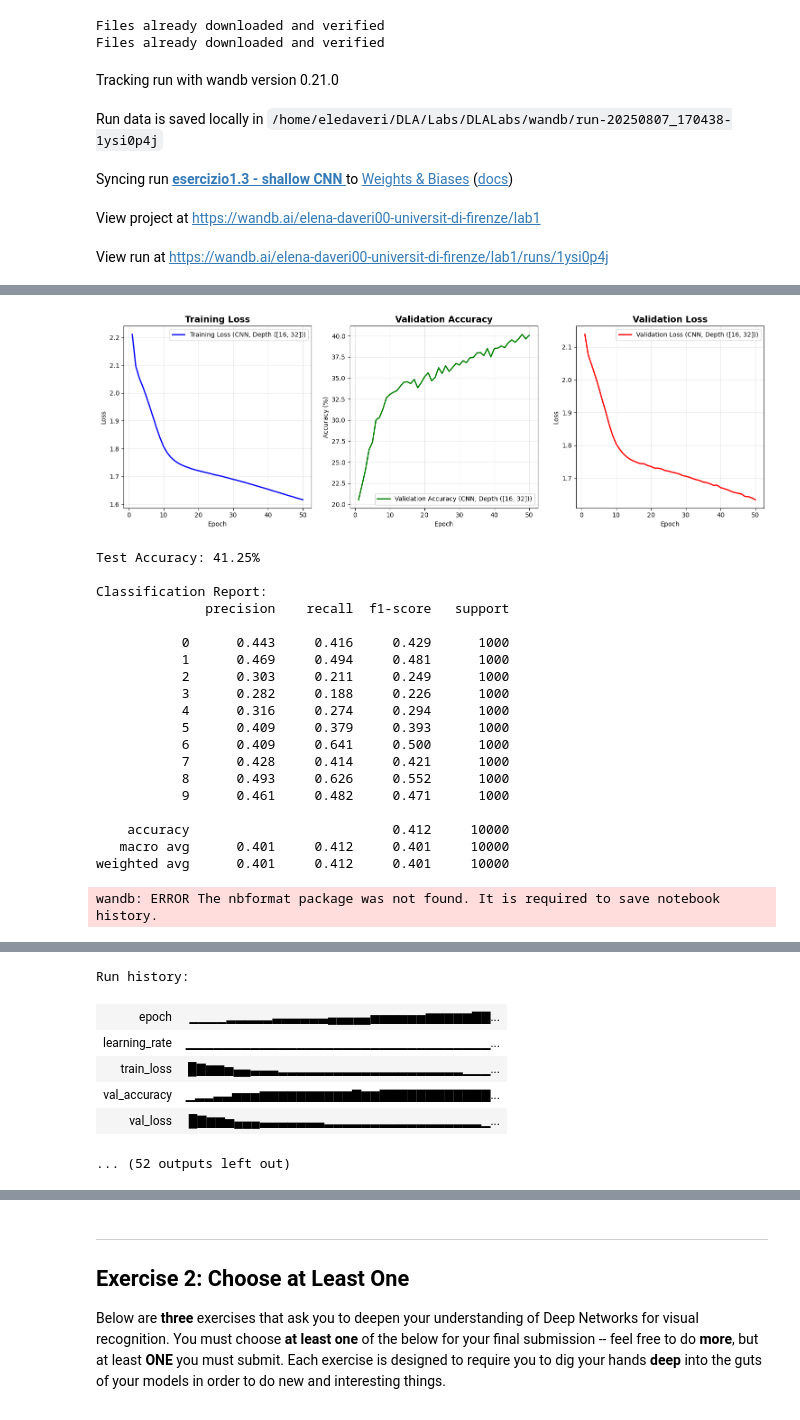
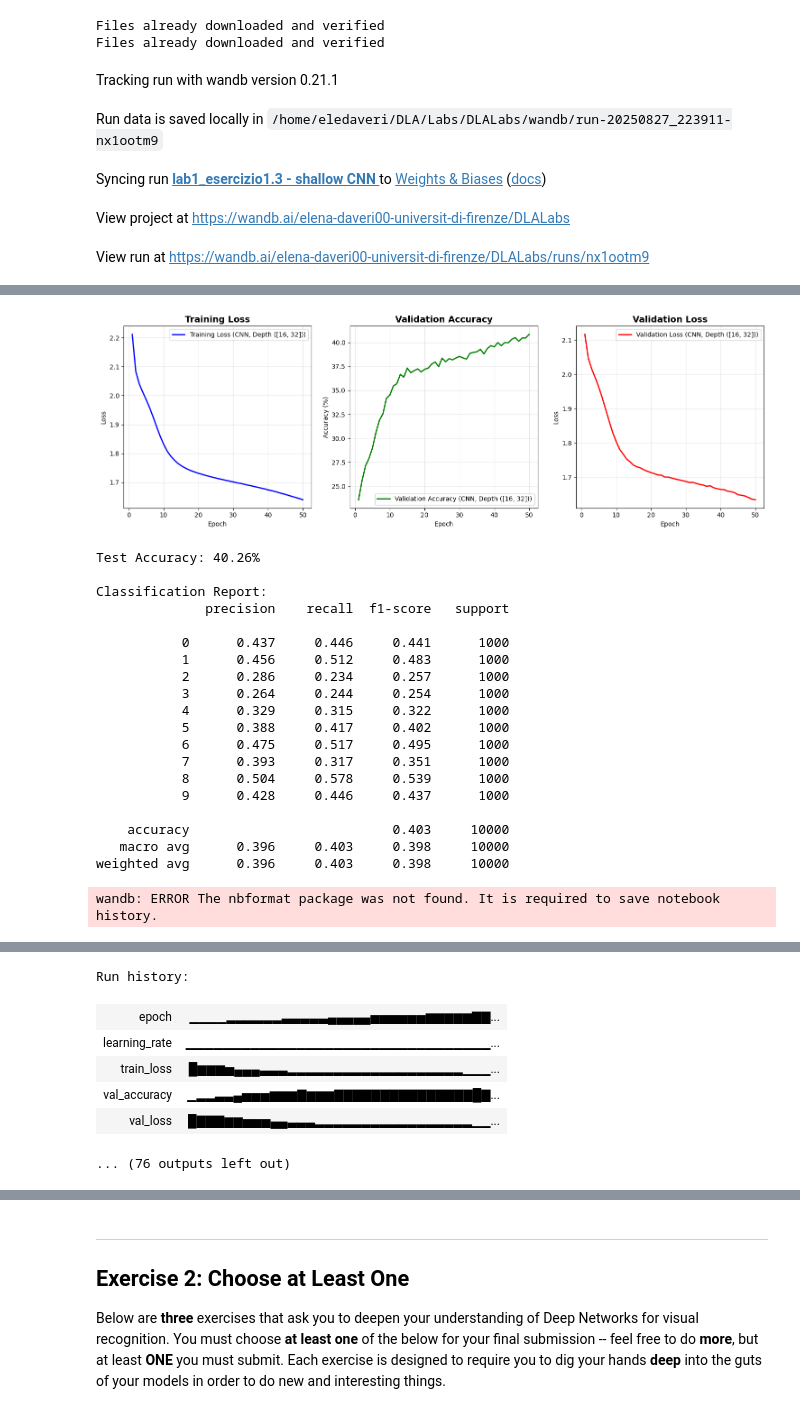
Before and after one commit to eledaveri/DLALabs, a Jupyter notebook: Lab1-CNNs.ipynb, the cells around one changed output, grey strips where cells are left out. Cells and saved outputs as stored; diff of their text form; code cells hidden in the pictures.

```diff
--- a/Lab1-CNNs.ipynb
+++ b/Lab1-CNNs.ipynb
@@ -627,14 +584,14 @@ class Residual_MLP(nn.Module):
 from sklearn.metrics import accuracy_score, classification_report
 width = 16
 lr = 0.0001
-depth_values = [1, 3, 5, 8, 16, 24, 32] #3,
+depth_values = [1, 3, 5, 8, 16, 24, 32, 50] #3,
 # %%
 for depth in depth_values:
-    name_run = "esercizio1.2 - depth: " + str(depth)
+    name_run = "lab1_esercizio1.2_Residual_MLP - depth: " + str(depth)
     model_residual_MLP = Residual_MLP(input_size, [width]*depth, num_classes).to(device)
     optimizer = torch.optim.Adam(model_residual_MLP.parameters(), lr=lr)
     run = wandb.init(
-        project="lab1",
+        project="DLALabs",
         name=name_run,
         config={
             "model": "Residual-MLP",
@@ -652,7 +609,7 @@ for depth in depth_values:
     run.watch(model_residual_MLP, log="gradients", log_freq=1)
     train_losses, val_accuracies, val_losses = train(model_residual_MLP, dl_train, dl_val, epochs, criterion, optimizer, device)
     print("RESIDUAL MLP")
-    plot_training_metrics(train_losses=train_losses,val_accuracies=val_accuracies, val_losses=val_losses, save_path="/plot", model_name="RESIDUAL MLP", model_depth=depth)
+    plot_training_metrics(train_losses=train_losses,val_accuracies=val_accuracies, val_losses=val_losses, save_path="plot", model_name="RESIDUAL MLP", model_depth=depth)
     (accuracy, _, report) = evaluate(model_residual_MLP, dl_test, device, log_wandb=True)
 
     print(f'Test Accuracy: {accuracy:.2f}%')
@@ -693,6 +670,6 @@ Plot salvato in: plot
 # %%
 for depth in depth_values:
-    name_run = "esercizio1.2 - depth: " + str(depth)
+    name_run = "lab1_esercizio1.2_MLP - depth: " + str(depth)
     model_MLP = My_Configurable_MLP(input_size, [width]*depth, num_classes).to(device)
     optimizer = torch.optim.Adam(model_MLP.parameters(), lr=lr)
     run = wandb.init(
@@ -762,15 +766,19 @@ class My_Configurable_CNN(nn.Module):
         self.features = nn.ModuleList()
         layer_input_channels = input_channels
         h, w = input_size
+        min_spatial_dim = 4  # Dimensione spaziale minima desiderata
 
         # Convolutional layers
         for layer_size in hidden_channels[:-1]:  # tutti i layer tranne l'ultimo
             self.features.append(nn.Conv2d(layer_input_channels, layer_size, kernel_size=3, padding=1))
             self.features.append(nn.ReLU())
             self.features.append(nn.MaxPool2d(kernel_size=2, stride=2))
+
+            if h>min_spatial_dim and w>min_spatial_dim:
+                h //= 2
+                w //= 2
             layer_input_channels = layer_size
-            h //= 2
-            w //= 2
+
 
         # Ultimo layer convoluzionale (senza pooling)
         self.final_conv = nn.Conv2d(layer_input_channels, hidden_channels[-1], kernel_size=3, padding=1)
@@ -903,16 +914,18 @@ depth_configs = {
     'shallow': [16, 32],
     'medium': [16, 32, 64],
     'deep': [16, 32, 64, 128],
-    'very_deep': [16, 32, 64, 128, 256]
+    'very_deep': [16, 32, 64, 128, 256],
+    'ultra_deep': [16, 32, 64, 128, 256, 512],
+    'extreme_deep': [16, 32, 64, 128, 256, 512, 1024]
 }
 
 for depth_name, hidden_channels in depth_configs.items():
     model_CNN = My_Configurable_CNN(input_size, input_channels, hidden_channels, num_classes).to(device)
     lr = 0.0001
     optimizer = torch.optim.Adam(model_CNN.parameters(), lr=lr)
-    name_run = f"esercizio1.3 - {depth_name} CNN "
-    wandb.init(
-        project="lab1",
+    name_run = f"lab1_esercizio1.3 - {depth_name} CNN "
+    run = wandb.init(
+        project="DLALabs",
         name=name_run,
         config={
             "model": "CNN",
@@ -927,6 +940,7 @@ for depth_name, hidden_channels in depth_configs.items():
             "loss_function": "CrossEntropyLoss"
         }
     )
+    run.watch(model_CNN, log="gradients", log_freq=1)
     train_losses, val_accuracies, val_losses = train(model_CNN, dl_train, dl_val, epochs, criterion, optimizer, device)
     print("CNN")
     plot_training_metrics(train_losses=train_losses,val_accuracies=val_accuracies, val_losses=val_losses, save_path=f"plot/CNN({depth_name})", model_name="CNN", model_depth=hidden_channels)
@@ -952,8 +966,8 @@ for depth_name, hidden_channels in depth_configs.items():
     wandb.log_artifact(artifact)
     wandb.finish()
 # %% [output]
-Tracking run with wandb version 0.21.0
+Tracking run with wandb version 0.21.1
-Run data is saved locally in /home/eledaveri/DLA/Labs/DLALabs/wandb/run-20250807_170438-1ysi0p4j
+Run data is saved locally in /home/eledaveri/DLA/Labs/DLALabs/wandb/run-20250827_223911-nx1ootm9
-Syncing run esercizio1.3 - shallow CNN to Weights & Biases (docs)
+Syncing run lab1_esercizio1.3 - shallow CNN to Weights & Biases (docs)
-View project at https://wandb.ai/elena-daveri00-universit-di-firenze/lab1
+View project at https://wandb.ai/elena-daveri00-universit-di-firenze/DLALabs
-View run at https://wandb.ai/elena-daveri00-universit-di-firenze/lab1/runs/1ysi0p4j
+View run at https://wandb.ai/elena-daveri00-universit-di-firenze/DLALabs/runs/nx1ootm9
@@ -975,34 +989,34 @@ Epoch 49: Train Loss: 1.6158, Val Acc: 40.06%
 CNN
 Plot salvato in: plot/CNN(shallow)
-[figure, old version]
+[figure, new version]
-Test Accuracy: 41.25%
+Test Accuracy: 40.26%
 
 Classification Report:
               precision    recall  f1-score   support
 
-           0      0.443     0.416     0.429      1000
-           1      0.469     0.494     0.481      1000
-           2      0.303     0.211     0.249      1000
-           3      0.282     0.188     0.226      1000
-           4      0.316     0.274     0.294      1000
-           5      0.409     0.379     0.393      1000
-           6      0.409     0.641     0.500      1000
-           7      0.428     0.414     0.421      1000
-           8      0.493     0.626     0.552      1000
-           9      0.461     0.482     0.471      1000
+           0      0.437     0.446     0.441      1000
+           1      0.456     0.512     0.483      1000
+           2      0.286     0.234     0.257      1000
+           3      0.264     0.244     0.254      1000
+           4      0.329     0.315     0.322      1000
+           5      0.388     0.417     0.402      1000
+           6      0.475     0.517     0.495      1000
+           7      0.393     0.317     0.351      1000
+           8      0.504     0.578     0.539      1000
+           9      0.428     0.446     0.437      1000
 
-    accuracy                          0.412     10000
-   macro avg      0.401     0.412     0.401     10000
-weighted avg      0.401     0.412     0.401     10000
+    accuracy                          0.403     10000
+   macro avg      0.396     0.403     0.398     10000
+weighted avg      0.396     0.403     0.398     10000
 wandb: ERROR The nbformat package was not found. It is required to save notebook history.
 [interactive output not drawn]
 Run history:
-| epoch | ▁▁▁▁▂▂▂▂▂▃▃▃▃▃▃▄▄▄▄▄▅▅▅▅▅▅▆▆▆▆▆▇▇... |
+| epoch | ▁▁▁▁▂▂▂▂▂▂▃▃▃▃▃▄▄▄▄▄▅▅▅▅▅▅▆▆▆▆▆▇▇... |
 | learning_rate | ▁▁▁▁▁▁▁▁▁▁▁▁▁▁▁▁▁▁▁▁▁▁▁▁▁▁▁▁▁▁▁▁▁... |
-| train_loss | █▇▆▆▅▄▄▃▃▃▂▂▂▂▂▂▂▂▂▂▂▂▂▂▂▂▂▂▂▂▁▁▁... |
-| val_accuracy | ▁▂▂▃▃▅▅▅▆▆▆▆▆▆▆▆▆▆▇▆▆▇▇▇▇▇▇▇▇▇▇▇▇... |
-| val_loss | █▇▆▆▅▄▄▄▃▃▃▃▃▃▃▂▂▂▂▂▂▂▂▂▂▂▂▂▂▂▂▂▁... |
+| train_loss | █▆▆▆▅▄▄▄▃▃▃▂▂▂▂▂▂▂▂▂▂▂▂▂▂▂▂▂▂▂▁▁▁... |
+| val_accuracy | ▁▂▂▃▃▄▅▅▅▆▆▆▇▆▆▆▇▇▇▇▇▇▇▇▇▇▇▇▇▇▇█▇... |
+| val_loss | █▇▇▇▆▆▅▅▅▄▄▃▃▃▂▂▂▂▂▂▂▂▂▂▂▂▂▂▂▂▂▁▁... |
-... (52 outputs left out)
+... (76 outputs left out)
 # %%
 from sklearn.metrics import accuracy_score, classification_report
 depth_configs = {
```
Also changed, not shown: parts of 13 cells of this notebook.
